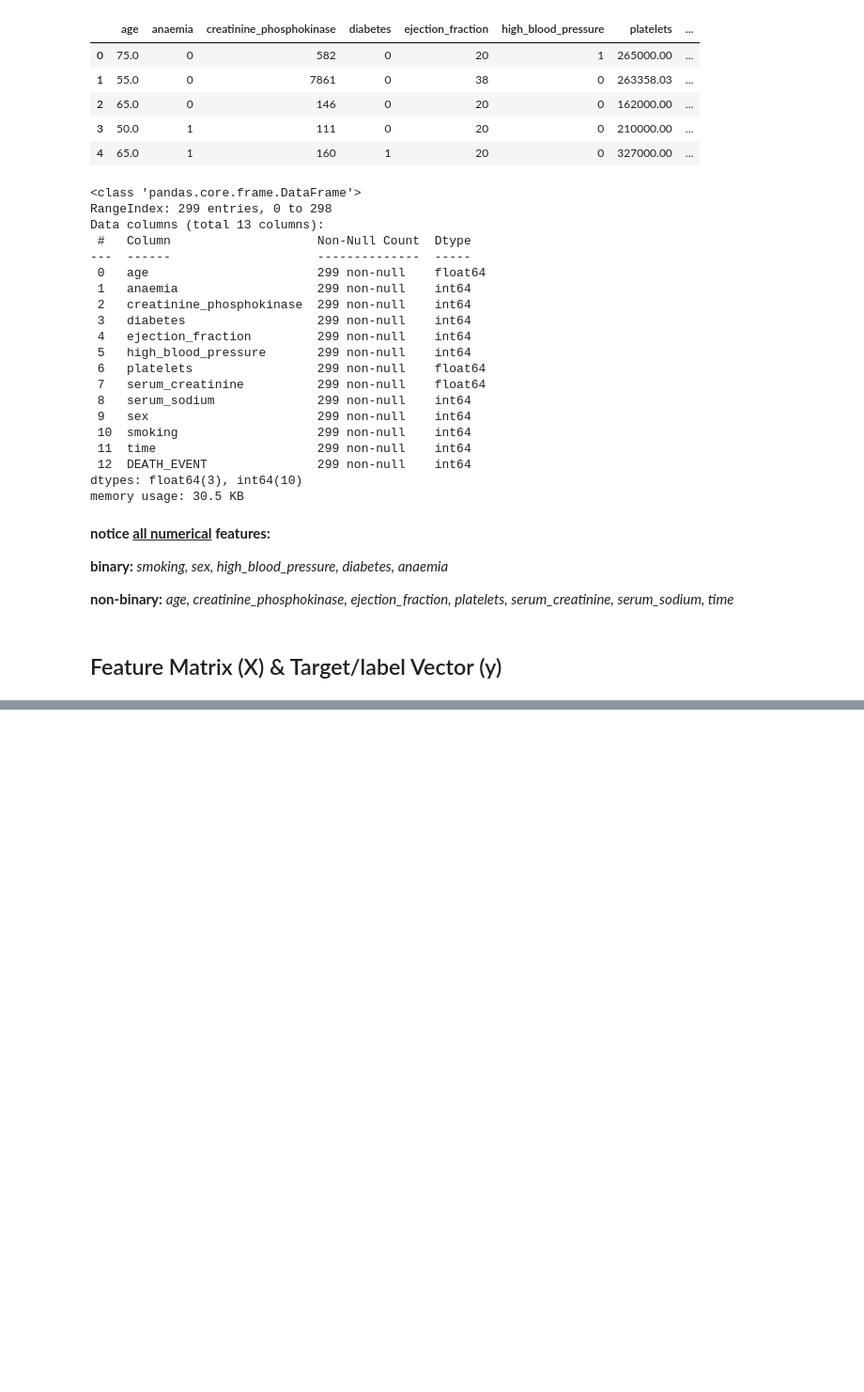
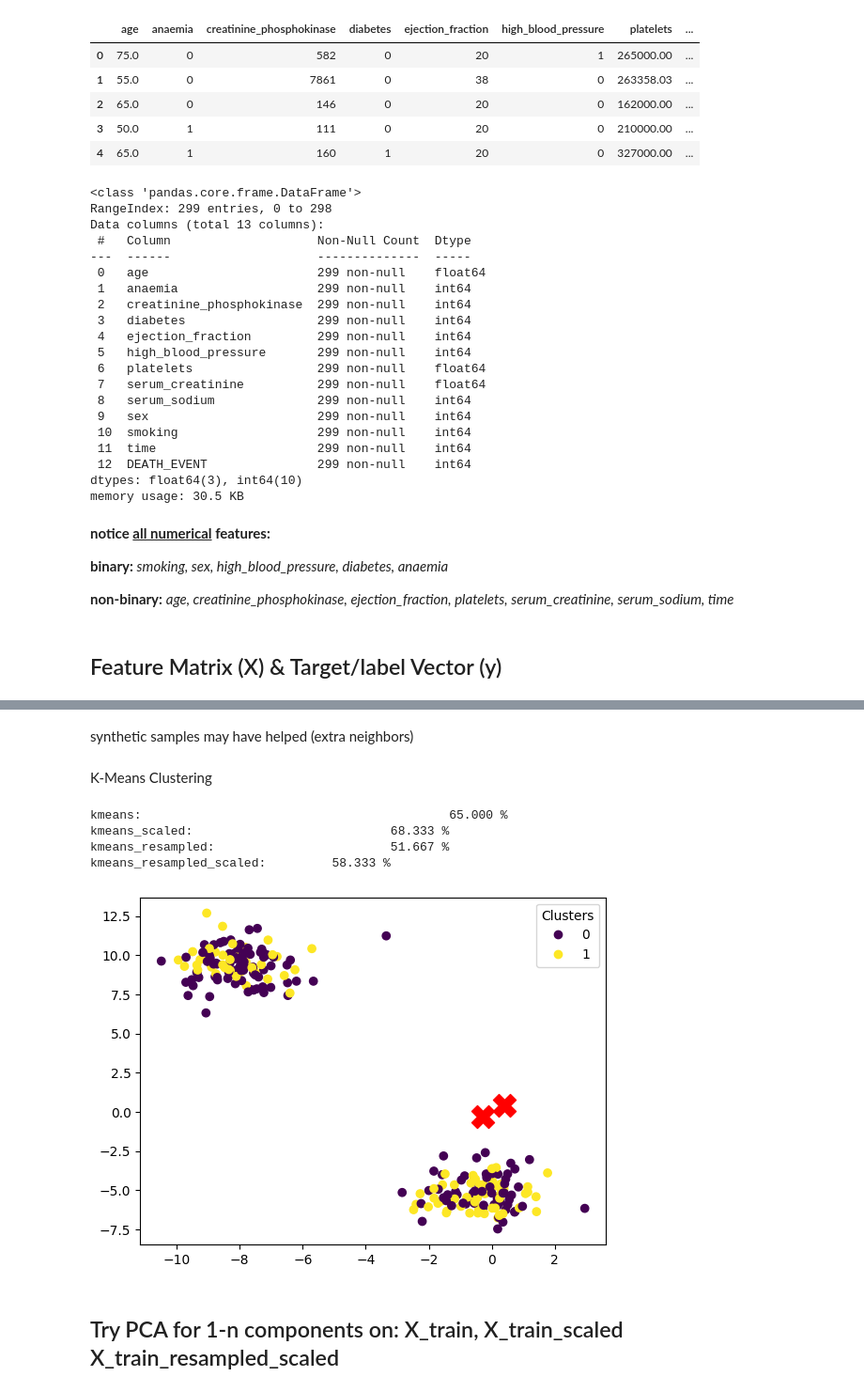
Before and after one commit to steventhestudent/CS4662_Project, a Jupyter notebook: Data Exploration.ipynb, the cells around one changed output, grey strips where cells are left out. Shown: that part at 94% size. Saved outputs shown, nothing was run; the diff lists cells and outputs as text; code cells hidden in the pictures; blank space fills up the shorter version.

```diff
--- a/Data Exploration.ipynb
+++ b/Data Exploration.ipynb
@@ -135,0 +271,12 @@ compare SVM vs. ANN across different metrics (AUC-ROC, precision-recall, F1-scor
+# %%
+scaler = StandardScaler() # mean=0, standard deviation=1
+X_train_scaled = pd.DataFrame(scaler.fit_transform(X_train), columns=X.columns, index=X_train.index)
+X_test_scaled = pd.DataFrame(scaler.transform(X_test), columns=X.columns, index=X_test.index)
+X_train_resampled_scaled = pd.DataFrame(scaler.fit_transform(X_train_resampled), columns=X.columns, index=X_train_resampled.index)
+
+minmax_scaler = MinMaxScaler() # values range [0,...,1]      **——note:** ANN often benefits from MinMaxScaler &nbsp; &nbsp;(likewise for SVM w/ StandardScaler)
+X_train_minmax = pd.DataFrame(minmax_scaler.fit_transform(X_train), columns=X.columns, index=X_train.index)
+X_test_minmax = pd.DataFrame(minmax_scaler.transform(X_test), columns=X.columns, index=X_test.index)
+X_train_resampled_minmax = pd.DataFrame(minmax_scaler.fit_transform(X_train_resampled), columns=X.columns, index=X_train_resampled.index)
+
+stages.update(dict(X_train_scaled=X_train_scaled, X_test_scaled=X_test_scaled, X_train_resampled_scaled=X_train_resampled_scaled, X_train_minmax=X_train_minmax, X_test_minmax=X_test_minmax, X_train_resampled_minmax=X_train_resampled_minmax))
@@ -135,0 +351,44 @@ compare SVM vs. ANN across different metrics (AUC-ROC, precision-recall, F1-scor
+# %% [markdown]
+synthetic samples may have helped (extra neighbors)
+# %% [markdown]
+K-Means Clustering
+# %%
+# scaling is essential.
+# X_train
+kmeans = KMeans(random_state=55, n_clusters=2) # DEATH/NON-DEATH clusters
+kmeans.fit(X_train) # generate kmeans.labels_ (cluster labels for training samples)
+kmeans_predictions = kmeans.predict(X_test)
+print(f"kmeans:\t\t\t\t\t\t {metrics.accuracy_score(y_test, kmeans_predictions) * 100:.3f} %")
+
+# # X_train_scaled
+kmeans_scaled = KMeans(random_state=55, n_clusters=2) # DEATH/NON-DEATH clusters
+kmeans_scaled.fit(X_train_scaled, y_train)
+kmeans_scaled_predictions = kmeans_scaled.predict(X_test_scaled)
+print(f"kmeans_scaled:\t\t\t\t {metrics.accuracy_score(y_test, kmeans_scaled_predictions) * 100:.3f} %")
+
+# # X_train_resampled
+kmeans_resampled = KMeans(random_state=55, n_clusters=2) # DEATH/NON-DEATH clusters
+kmeans_resampled.fit(X_train_resampled, y_train_resampled)
+kmeans_resampled_predictions = kmeans_resampled.predict(X_test)
+print(f"kmeans_resampled:\t\t\t {metrics.accuracy_score(y_test, kmeans_resampled_predictions) * 100:.3f} %")
+
+# # X_train_resampled_scaled
+kmeans_resampled_scaled = KMeans(random_state=55, n_clusters=2) # DEATH/NON-DEATH clusters
+kmeans_resampled_scaled.fit(X_train_resampled_scaled, y_train_resampled)
+kmeans_resampled_scaled_predictions = kmeans_resampled_scaled.predict(X_test_scaled)
+print(f"kmeans_resampled_scaled:\t {metrics.accuracy_score(y_test, kmeans_resampled_scaled_predictions) * 100:.3f} %")
+# %% [output]
+kmeans:                                          65.000 %
+kmeans_scaled:                           68.333 %
+kmeans_resampled:                        51.667 %
+kmeans_resampled_scaled:         58.333 %
+# %%
+X_blobs, y_blobs = make_blobs(n_samples=len(X_train_scaled), centers=2, random_state=55)
+scatter = plt.scatter(X_blobs[:, 0], X_blobs[:, 1], c=kmeans_scaled.labels_, cmap='viridis', marker='o') # create scatter plot
+plt.scatter(kmeans_scaled.cluster_centers_[:, 0], kmeans_scaled.cluster_centers_[:, 1], s=300, c='red', marker='X')  # Cluster centers
+plt.legend(*scatter.legend_elements(), title="Clusters") # cluster color legend
+plt.show()
+# %% [output]
+[figure, added]
+# %% [markdown]
+## Try PCA for 1-n components on: X_train, X_train_scaled X_train_resampled_scaled
```
Also changed, not shown: parts of 38 cells of this notebook, 1 other file.
